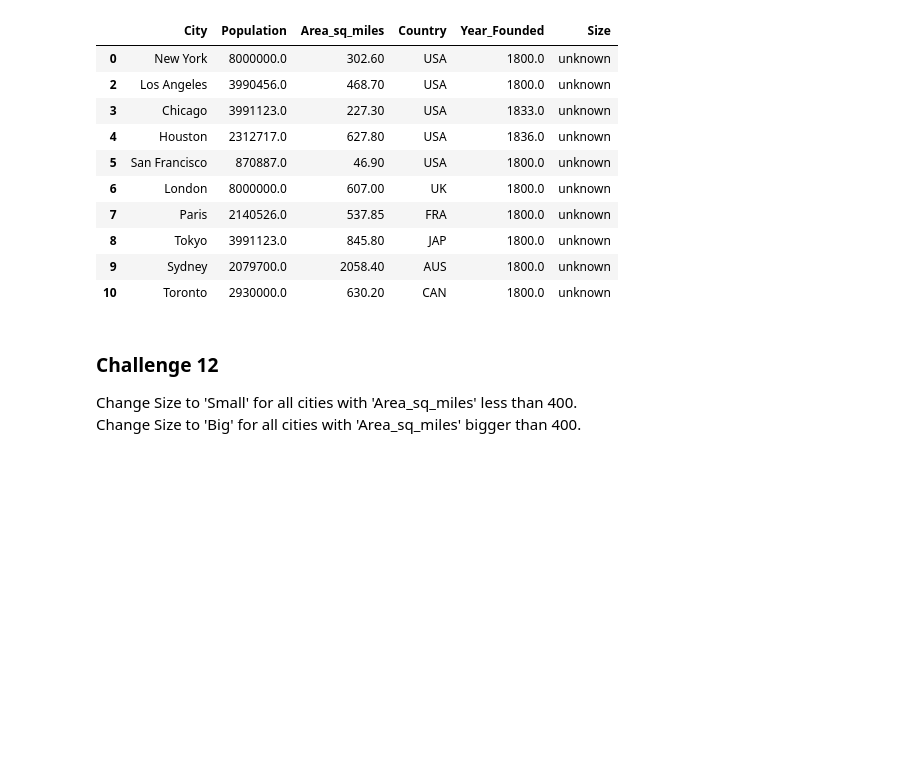
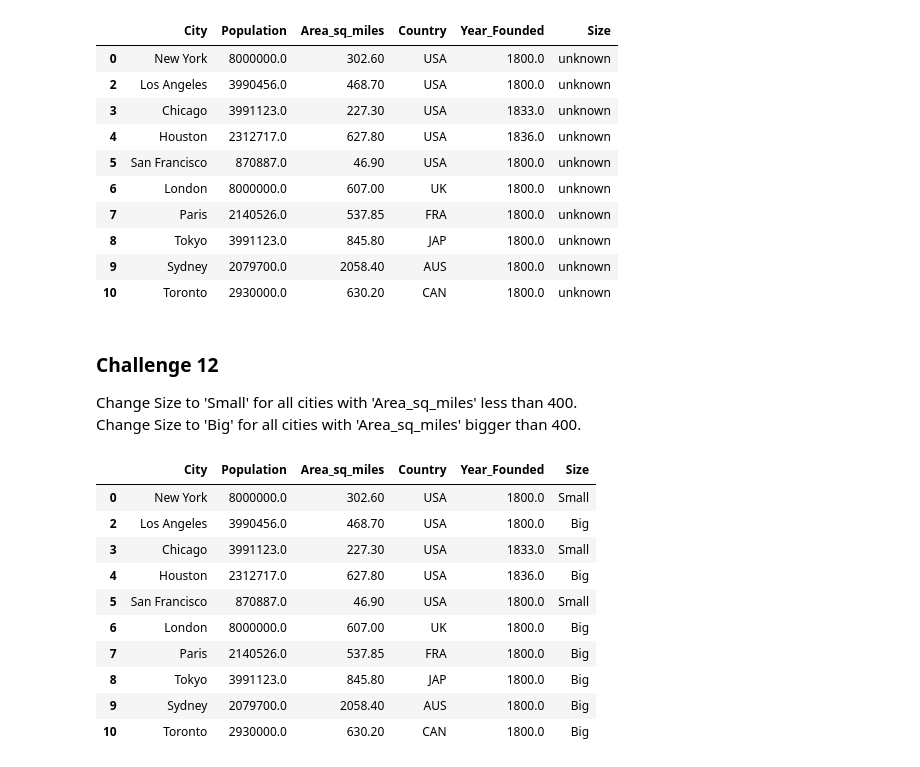
Before and after one commit to gastan81/pandas_notebooks, a Jupyter notebook: 05a_Cleaning_and_updating_data.ipynb, the cells around one changed output. Cells and saved outputs as stored; diff of their text form; code cells hidden in the pictures; blank space fills up the shorter version.

```diff
--- a/05a_Cleaning_and_updating_data.ipynb
+++ b/05a_Cleaning_and_updating_data.ipynb
@@ -807,0 +806,18 @@ Change Size to 'Big' for all cities with 'Area_sq_miles' bigger than 400.
+# %%
+# Your code here
+cities_df.loc[cities_df['Area_sq_miles'] < 400, 'Size'] = 'Small'
+cities_df['Size'] = cities_df['Size'].where(cities_df['Area_sq_miles'] < 400, 'Big')
+cities_df['Size'] = cities_df['Size'].replace({'unknown': 400})
+cities_df
+# %% [output]
+|  | City | Population | Area_sq_miles | Country | Year_Founded | Size |
+| 0 | New York | 8000000.0 | 302.60 | USA | 1800.0 | Small |
+| 2 | Los Angeles | 3990456.0 | 468.70 | USA | 1800.0 | Big |
+| 3 | Chicago | 3991123.0 | 227.30 | USA | 1833.0 | Small |
+| 4 | Houston | 2312717.0 | 627.80 | USA | 1836.0 | Big |
+| 5 | San Francisco | 870887.0 | 46.90 | USA | 1800.0 | Small |
+| 6 | London | 8000000.0 | 607.00 | UK | 1800.0 | Big |
+| 7 | Paris | 2140526.0 | 537.85 | FRA | 1800.0 | Big |
+| 8 | Tokyo | 3991123.0 | 845.80 | JAP | 1800.0 | Big |
+| 9 | Sydney | 2079700.0 | 2058.40 | AUS | 1800.0 | Big |
+| 10 | Toronto | 2930000.0 | 630.20 | CAN | 1800.0 | Big |
```
Also changed, not shown: parts of 1 cell of this notebook.
